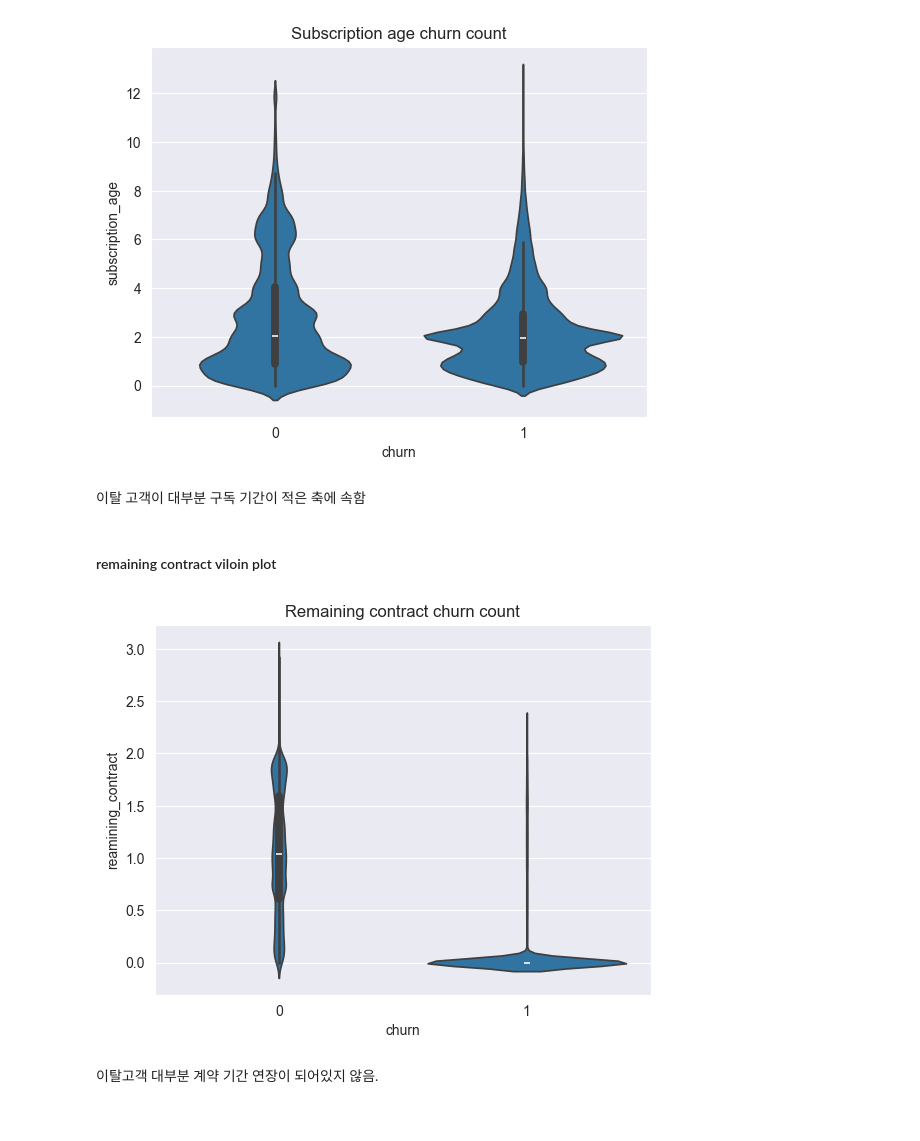
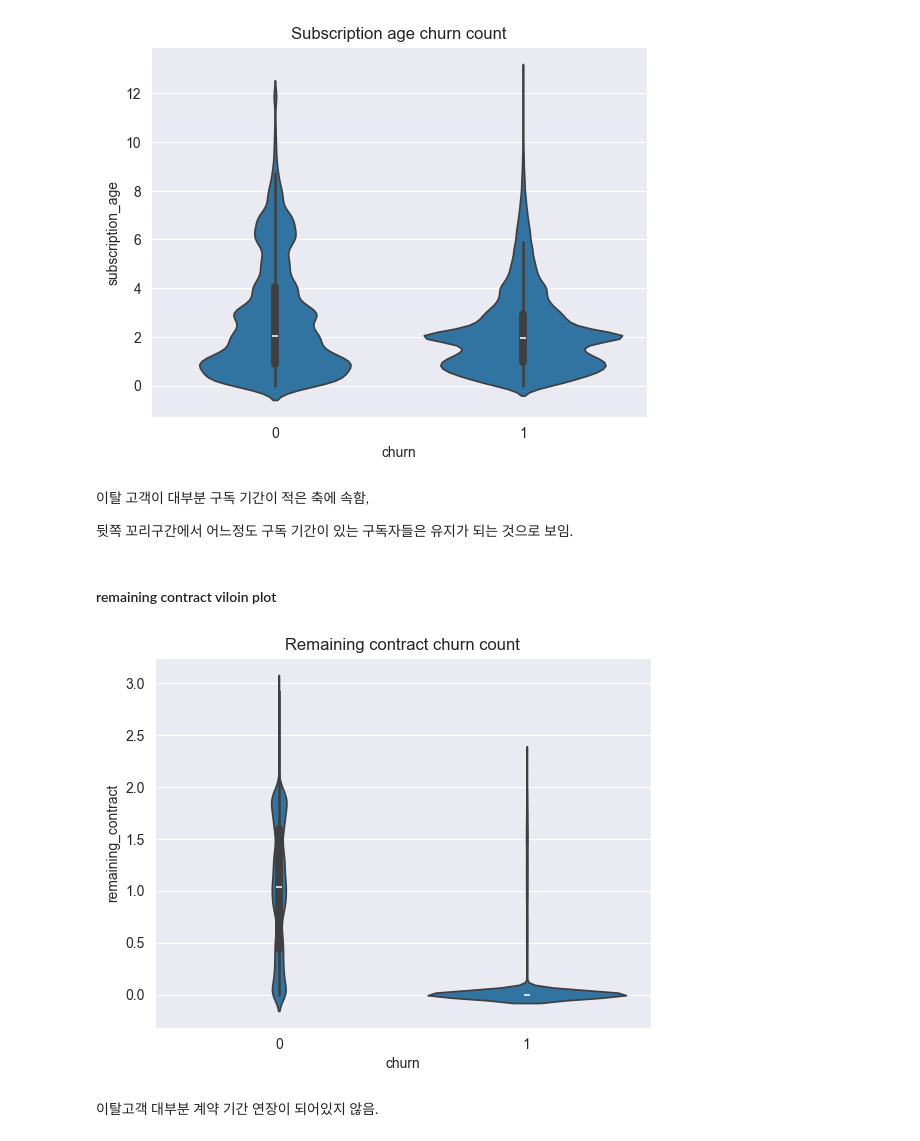
Before and after one commit to ParkVitna/SKN14-2nd-1Team, a Jupyter notebook: HanSeongGyu/EDA_1st.ipynb, the cells around one changed output. Drawn from its saved outputs; the diff is of its cells as text; code cells hidden in the pictures.

```diff
--- a/HanSeongGyu/EDA_1st.ipynb
+++ b/HanSeongGyu/EDA_1st.ipynb
@@ -183,14 +206,14 @@ print(min_age)
 #### 이탈 x . 잔여 계약 기간  null -> 평균값으로 처리
 # %%
 # remaining contract 평균
-mean_remaining_contract = df['reamining_contract'].mean()
+mean_remaining_contract = df['remaining_contract'].mean()
 mean_remaining_contract
 #np.float64(0.7160392094986392)
 # %% [output]
 np.float64(0.7160517544032662)
 # %%
 # 조건을 만족하는 결측치에만 평균값 적용
-df.loc[condition, 'reamining_contract'] = mean_remaining_contract
+df.loc[condition, 'remaining_contract'] = mean_remaining_contract
 df.isna().sum()
 # %% [output]
 is_tv_subscriber                   0
@@ -224,14 +247,14 @@ dtype: int64
 #### 이탈 x . 잔여 계약 기간  null -> 중위값으로 처리
 # %%
 # remaining contract 중위
-mid_remaining_contract = df['reamining_contract'].median()
+mid_remaining_contract = df['remaining_contract'].median()
 mid_remaining_contract
 #np.float64(0.57)
 # %% [output]
 np.float64(0.57)
 # %%
 # 조건을 만족하는 결측치에만 중위값 적용
-df.loc[condition, 'reamining_contract'] = mid_remaining_contract
+df.loc[condition, 'remaining_contract'] = mid_remaining_contract
 df.isna().sum()
 # %% [output]
 is_tv_subscriber                   0
@@ -383,16 +393,18 @@ plt.show()
 # %% [output]
 [figure]
 # %% [markdown]
-이탈 고객이 대부분 구독 기간이 적은 축에 속함
+이탈 고객이 대부분 구독 기간이 적은 축에 속함,
+
+뒷쪽 꼬리구간에서 어느정도 구독 기간이 있는 구독자들은 유지가 되는 것으로 보임.
 # %% [markdown]
 #### remaining contract viloin plot
 # %%
 
-sns.violinplot(data=df, x='churn', y='reamining_contract')
+sns.violinplot(data=df, x='churn', y='remaining_contract')
 plt.title("Remaining contract churn count")
 plt.show()
 # %% [output]
-[figure, old version]
+[figure, new version]
 # %% [markdown]
 이탈고객 대부분 계약 기간 연장이 되어있지 않음.
 # %% [markdown]
```
Also changed, not shown: parts of 40 cells of this notebook.
